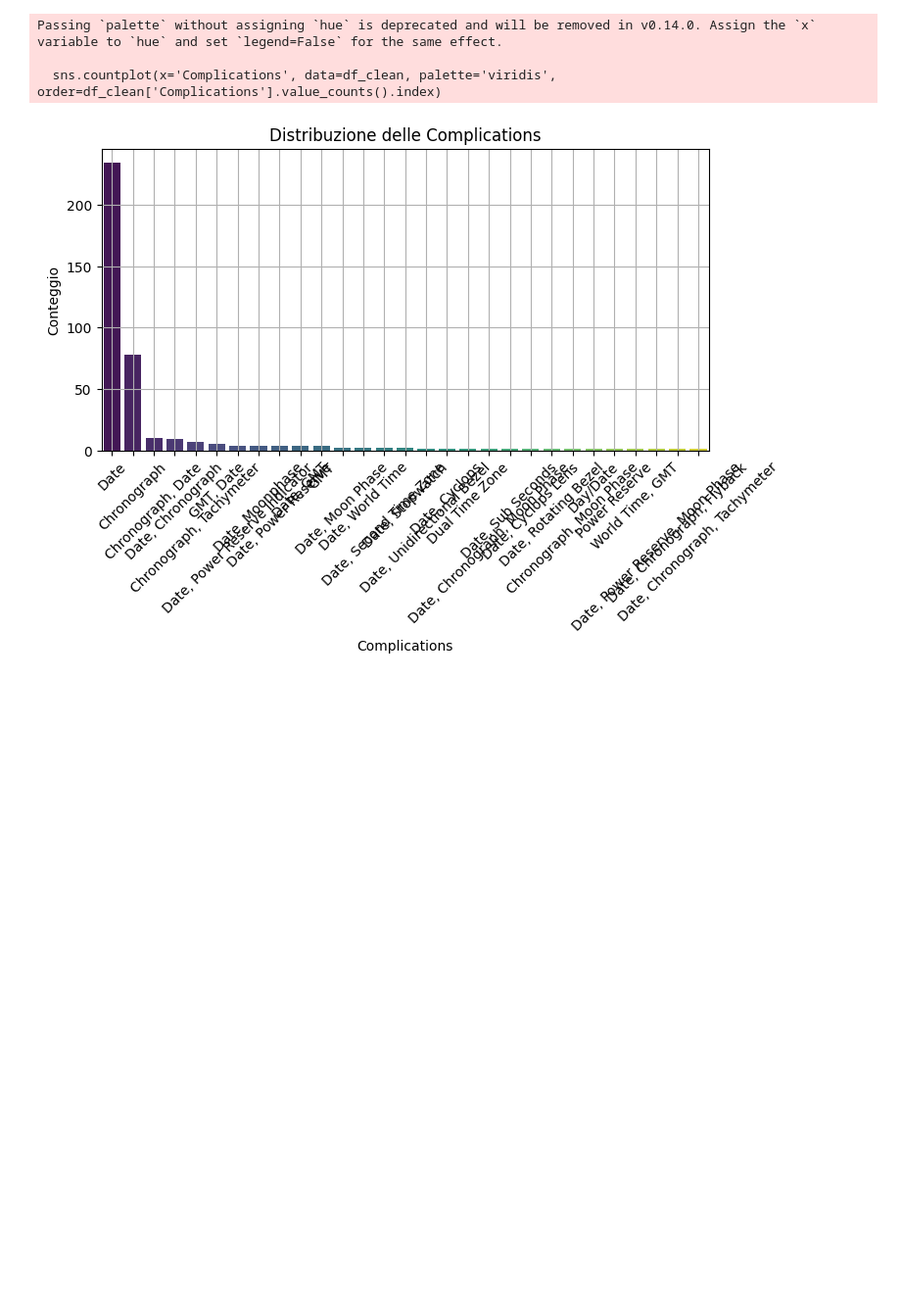
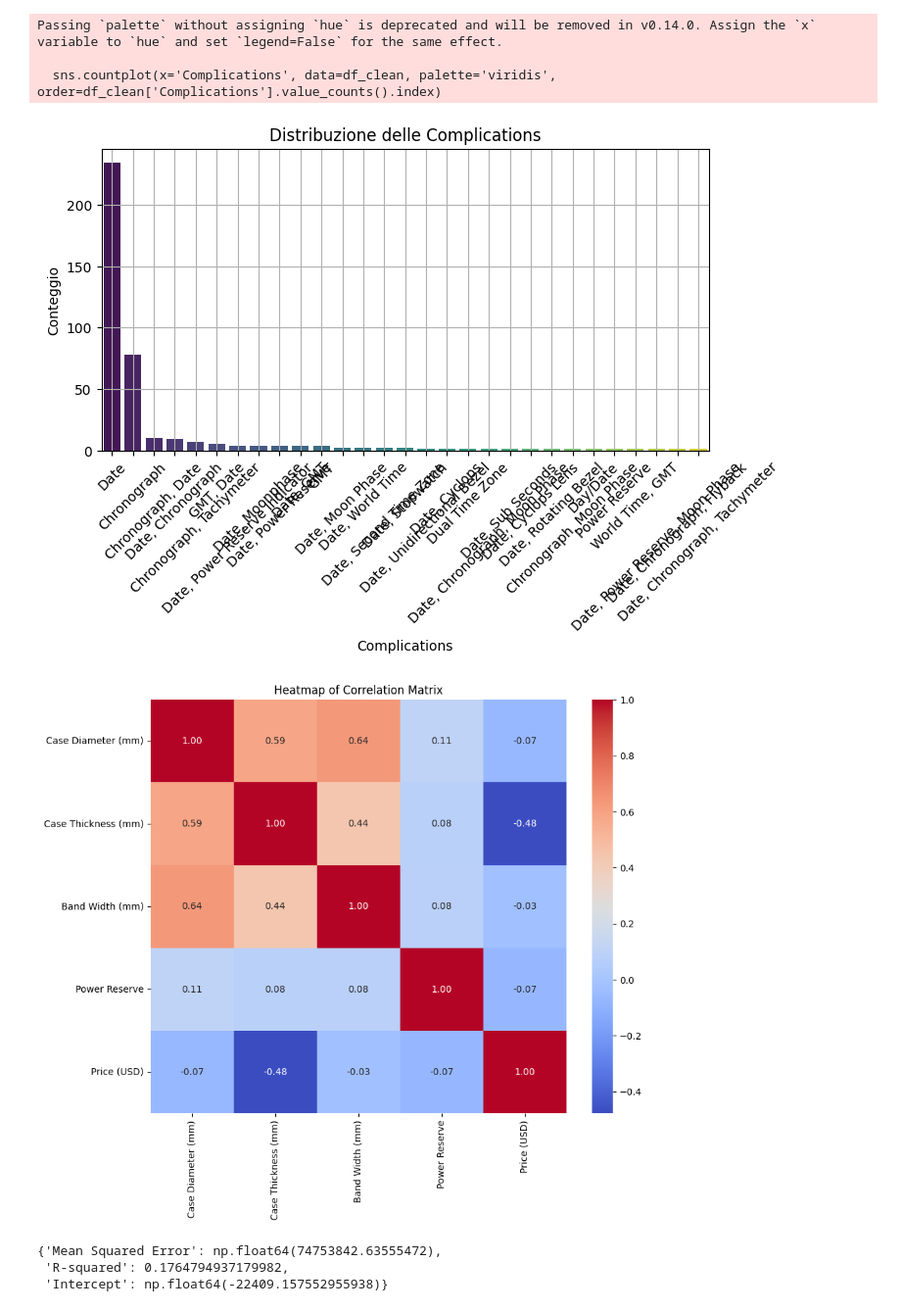
Before and after one commit to 2024sz/esame_fistic24, a Jupyter notebook: luxury-watches-price.ipynb, the cells around one changed output. Shown at 98% size. Drawn from its saved outputs; the diff is of its cells as text; code cells hidden in the pictures; blank space fills up the shorter version.

```diff
--- a/luxury-watches-price.ipynb
+++ b/luxury-watches-price.ipynb
@@ -64,8 +94,11 @@ Dataset pulito e salvato con successo.
 import matplotlib.pyplot as plt
 import seaborn as sns
 
+# Assicurarsi che tutti i valori siano stringhe prima di sostituire e convertire
+df_clean['Price (USD)'] = df_clean['Price (USD)'].astype(str).str.replace(',', '').astype(float)
+
 plt.figure(figsize=(8, 4))
-sns.histplot(df_clean['Price (USD)'].str.replace(',', '').astype(float), kde=True, bins=30, color='blue')
+sns.histplot(df_clean['Price (USD)'], kde=True, bins=30, color='blue')
 plt.title("Distribuzione dei Prezzi degli Orologi")
 plt.xlabel("Prezzo (USD)")
 plt.ylabel("Frequenza")
@@ -89,10 +200,15 @@ for feature in numerical_features:
 [figure]
 [figure]
 # %%
+import matplotlib.pyplot as plt
+import seaborn as sns
+
+df_clean['Price (USD)'] = df_clean['Price (USD)'].astype(str).str.replace(',', '').astype(float)
+
 plt.figure(figsize=(8, 6))
 sns.scatterplot(
     x='Case Diameter (mm)',
-    y=df_clean['Price (USD)'].str.replace(',', '').astype(float),
+    y='Price (USD)',
     hue='Movement Type',
     data=df_clean,
     palette='viridis',
@@ -109,8 +243,13 @@ plt.show()
 # %%
+import matplotlib.pyplot as plt
+import seaborn as sns
+
+df_clean['Price (USD)'] = df_clean['Price (USD)'].astype(str).str.replace(',', '').astype(float)
+
 plt.figure(figsize=(8, 6))
 sns.scatterplot(
     x='Power Reserve',
-    y=df_clean['Price (USD)'].str.replace(',', '').astype(float),
+    y='Price (USD)',
     hue='Complications',
     data=df_clean,
     palette='viridis',
@@ -138,3 +277,23 @@ Passing `palette` without assigning `hue` is deprecated and will be removed in v
 
   sns.countplot(x='Complications', data=df_clean, palette='viridis', order=df_clean['Complications'].value_counts().index)
 [figure]
+# %%
+import matplotlib.pyplot as plt
+import seaborn as sns
+
+numeric_columns = ['Case Diameter (mm)', 'Case Thickness (mm)', 'Band Width (mm)', 'Power Reserve', 'Price (USD)']
+df_clean['Price (USD)'] = df_clean['Price (USD)'].astype(str).str.replace(',', '').astype(float)
+correlation_matrix = df_clean[numeric_columns].corr()
+
+plt.figure(figsize=(10, 8))
+sns.heatmap(
+    correlation_matrix,
+    annot=True,
+    fmt=".2f",
+    cmap="coolwarm",
+    cbar=True
+)
+plt.title("Heatmap of Correlation Matrix")
+plt.show()
+# %% [output]
+[figure, added]
@@ -140,0 +329,12 @@ Passing `palette` without assigning `hue` is deprecated and will be removed in v
+# %%
+results = {
+    "Mean Squared Error": mse,
+    "R-squared": r2,
+    "Intercept": linear_model.intercept_
+}
+
+results
+# %% [output]
+{'Mean Squared Error': np.float64(74753842.63555472),
+ 'R-squared': 0.1764794937179982,
+ 'Intercept': np.float64(-22409.157552955938)}
```
Also changed, not shown: parts of 18 cells of this notebook.
